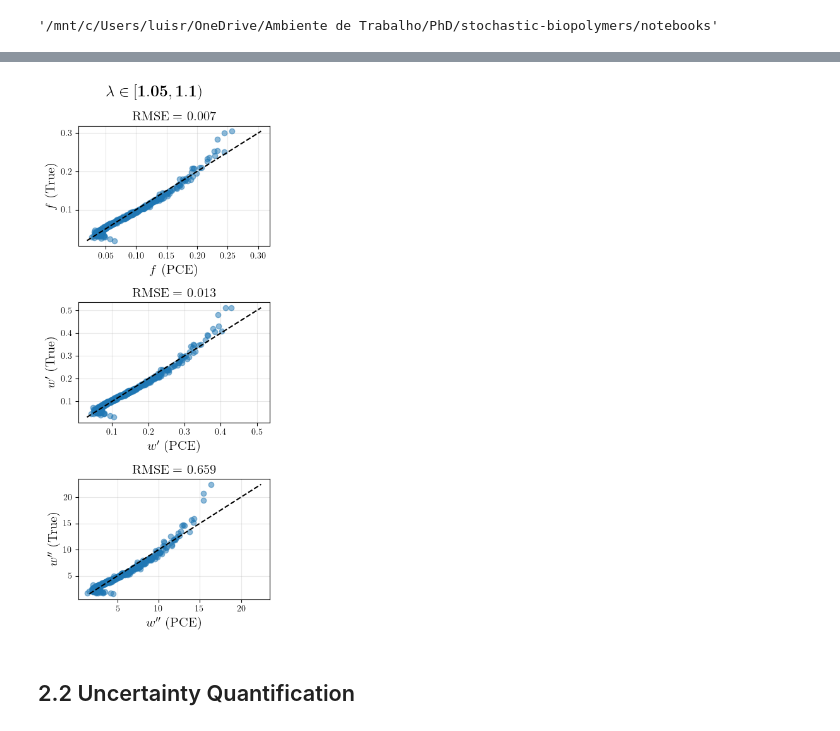
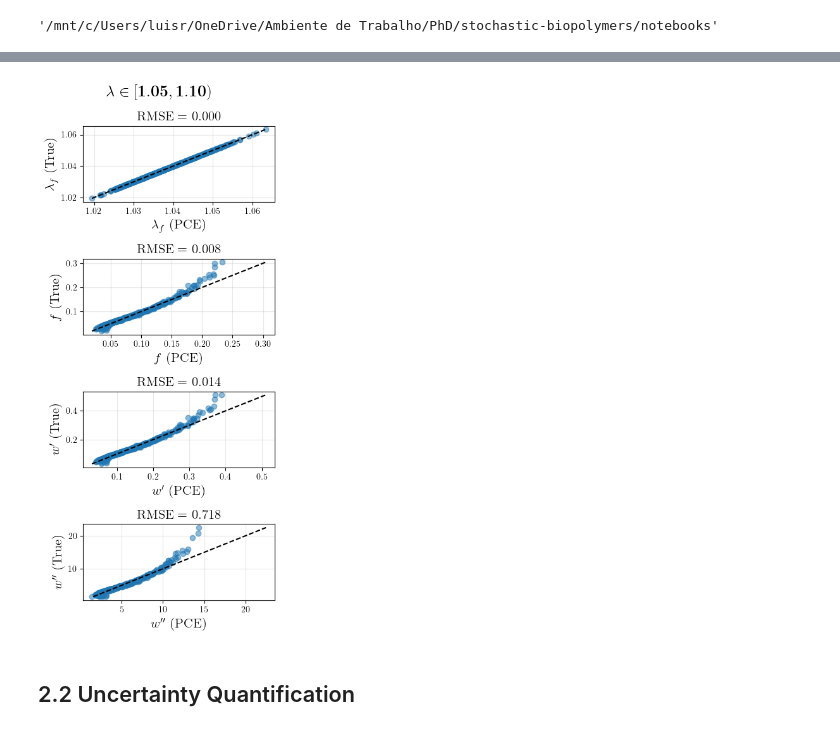
Before and after one commit to luisrlp/stochastic-biopolymers, a Jupyter notebook: notebooks/pce_aux.ipynb, the cells around one changed output, grey strips where cells are left out. Drawn from its saved outputs; the diff is of its cells as text; code cells hidden in the pictures.

```diff
--- a/notebooks/pce_aux.ipynb
+++ b/notebooks/pce_aux.ipynb
@@ -100,2 +36,0 @@ df_results[df_results['force'] > 1.].head()
-# %%
-pce_constructor = PCEConstructor(df_results, rnd_inputs, joint_dist)
@@ -372,3 +139,3 @@ df_results.head(10)
 # %%
-pce_constructor = PCEConstructor(df_results, rnd_inputs, joint_dist)
-poly_basis, _ = pce_constructor.poly_basis(degree=2, normed=True)
+# pce_constructor = PCEConstructor(df_results, rnd_inputs, joint_dist)
+# poly_basis, _ = pce_constructor.poly_basis(degree=2, normed=True)
@@ -444,15 +176,0 @@ true_output.shape, predictions.shape
-# %%
-QOI_list = ['force', 'dw', 'ddw']
-iQOI = 2
-predictions_plot = predictions[:, iQOI]
-true_output_plot = true_output[:, iQOI]
-
-plt.plot(predictions_plot, true_output_plot, 'o', alpha=0.5)
-# plot line with slope 1
-plt.plot([np.min(true_output_plot), np.max(true_output_plot)], [np.min(true_output_plot), np.max(true_output_plot)], 'k--', alpha=1)
-plt.xlabel("PCE predictions")
-plt.ylabel("True output")
-plt.title(f"PCE predictions vs True output: {QOI_list[iQOI]}")
-plt.grid(True, alpha=0.3)
-# plt.xlim(-0.1,1.5)
-# plt.ylim(-0.1,1.5)
@@ -525,7 +195,7 @@ os.getcwd()
 os.chdir('..')
 os.chdir('models')
 os.getcwd()
-# file_list = os.listdir()[:25]
+file_list = os.listdir()[:10]
 # file_id = 'best/1_/korobov_1000_LS_d2'
 
 distributions = {
@@ -572,7 +242,7 @@ os.chdir('..')
 os.chdir('data')
 os.getcwd()
 
-data_file_id = 'test_set_random'
+data_file_id = '20250702_193926_865980'
 ## Load test results
 with open(f'filament/{data_file_id}/results.pkl', 'rb') as file:
     df_results = pickle.load(file)
@@ -583,14 +253,14 @@ with open(f'filament/{data_file_id}/study_props_info.csv', 'r') as file:
 test_results_list = []
 # Build a pce constructor for each evaluation, constrained by stretch values
 for i, pce_model in enumerate(pce_model_list):
-    deformation_min = 1.00 # 1.0 + 0.05*i
-    deformation_max = 1.05 # deformation_min + 0.05
+    deformation_min = 1.14 # 1.0 + 0.05*i
+    deformation_max = 1.15 # deformation_min + 0.05
     # print(f"i: {i}")
     # print(f"deformation_min: {deformation_min}")
     # print(f"deformation_max: {deformation_max}")
     # print(pce_model)
     filtered_df = df_results[(df_results['STRETCH']>deformation_min) & (df_results['STRETCH']<deformation_max)]
-    pce_constructor = PCEConstructor(df=filtered_df, rnd_inputs=rnd_inputs, y_columns=['force', 'dw', 'ddw'])
+    pce_constructor = PCEConstructor(df=filtered_df, rnd_inputs=rnd_inputs, y_columns=['lambda_f', 'force', 'dw', 'ddw'])
     # Test each pce, creating a dictionary of test results
     test_results = pce_constructor.test_pce(pce_model)
     # Create a test_result list. From here on, the pipeline is implemented
@@ -824,38 +523,38 @@ RMSE: [0.00742452 0.01277795 0.65909562]
 # %%
-QOI_list = ['force', 'dw', 'ddw']
-QOI_symbols = ['$f$', '$w^{\prime}$', '$w^{\prime\prime}$']
-fig, axs = plt.subplots(3, 1, figsize=(4, 9))
+QOI_list = ['lambda_f', 'force', 'dw', 'ddw']
+QOI_symbols = ['$\lambda_f$', '$f$', '$w^{\prime}$', '$w^{\prime\prime}$']
+fig, axs = plt.subplots(len(QOI_list), 1, figsize=(4, 9))
 
-fig.suptitle('$\mathbf{\lambda \in [1.05,1.1)}$', fontsize=18)
+fig.suptitle('$\mathbf{\lambda \in [1.05,1.10)}$', fontsize=18)
 
-for iQOI in range(3):
+for iQOI in range(len(QOI_list)):
     predictions_plot = predictions_all[:, iQOI]
     true_output_plot = true_output_all[:, iQOI]
     # Sort predictions_plot and true_output_plot
     # sort_indices = np.argsort(true_output_plot)
     # predictions_plot = predictions_plot[sort_indices][:-1]
     # true_output_plot = true_output_plot[sort_indices][:-1]
     axs[iQOI].plot(predictions_plot, true_output_plot, 'o', alpha=0.5)
     axs[iQOI].plot(
         [np.min(true_output_plot), np.max(true_output_plot)],
         [np.min(true_output_plot), np.max(true_output_plot)],
         'k--', alpha=1
     )
     axs[iQOI].set_xlabel(f"{QOI_symbols[iQOI]} (PCE)", fontsize=15)
     axs[iQOI].set_ylabel(f"{QOI_symbols[iQOI]} (True)", fontsize=15)
     # axs[iQOI].set_title(f"$\mathrm{{RMSE}} = $ {results['RMSE'][iQOI]:.3f}", fontsize=15)
     axs[iQOI].set_title(f"$\mathrm{{RMSE}} = $ {RMSE[iQOI]:.3f}", fontsize=15)
     axs[iQOI].grid(True, alpha=0.3)
     # axs[iQOI].set_xlim(np.min(true_output_plot), 0.75*np.max(true_output_plot))
     # axs[iQOI].set_ylim(np.min(true_output_plot), 0.75*np.max(true_output_plot))
 
 plt.tight_layout()
 
 os.chdir('..')
 os.chdir('figures')
-plt.savefig('PCE_eval_2.svg', bbox_inches='tight')
+plt.savefig('new_PCE_eval_2.pdf', bbox_inches='tight')
 # %% [output]
-[figure, old version]
+[figure, new version]
 # %% [markdown]
 ## 2.2 Uncertainty Quantification
 # %%
```
Also changed, not shown: parts of 83 cells of this notebook, 2 other files.
